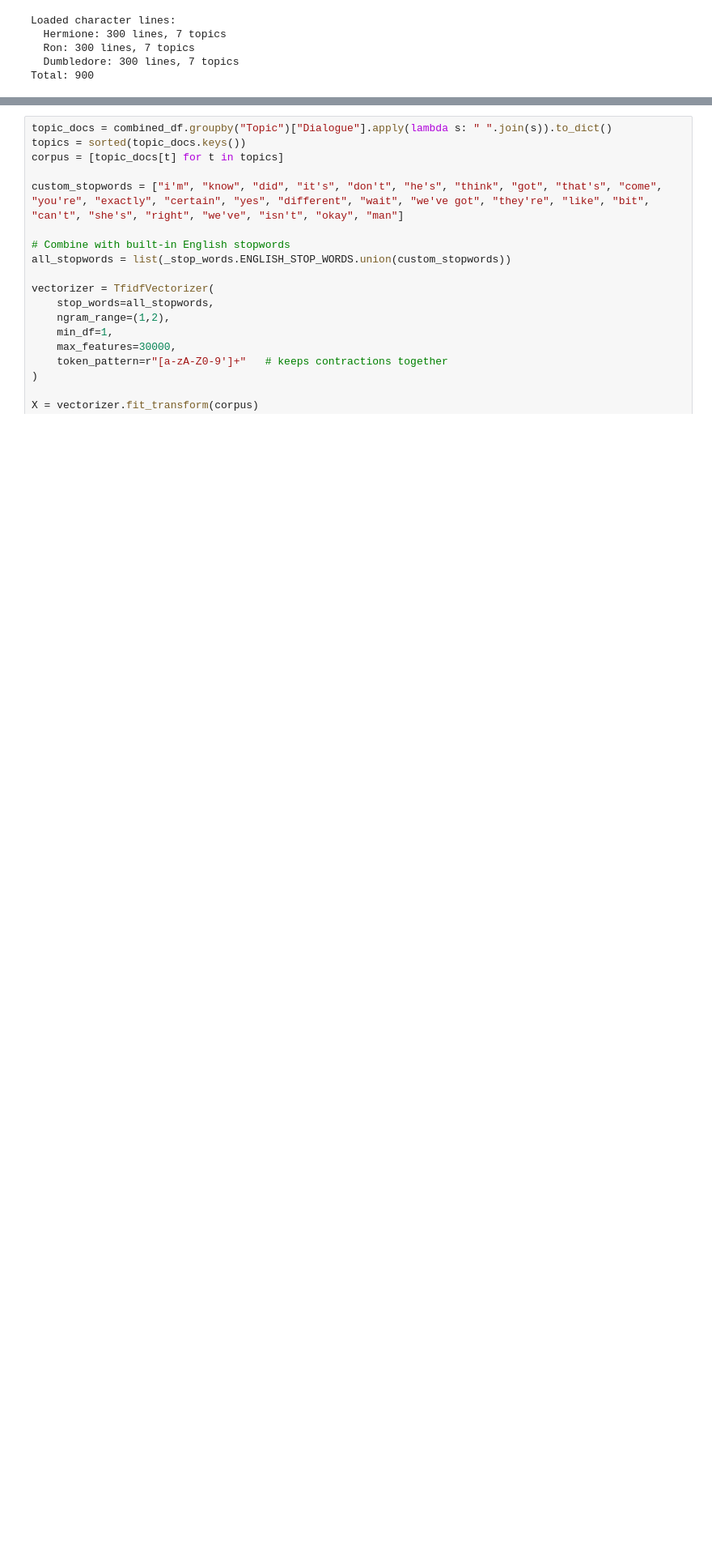
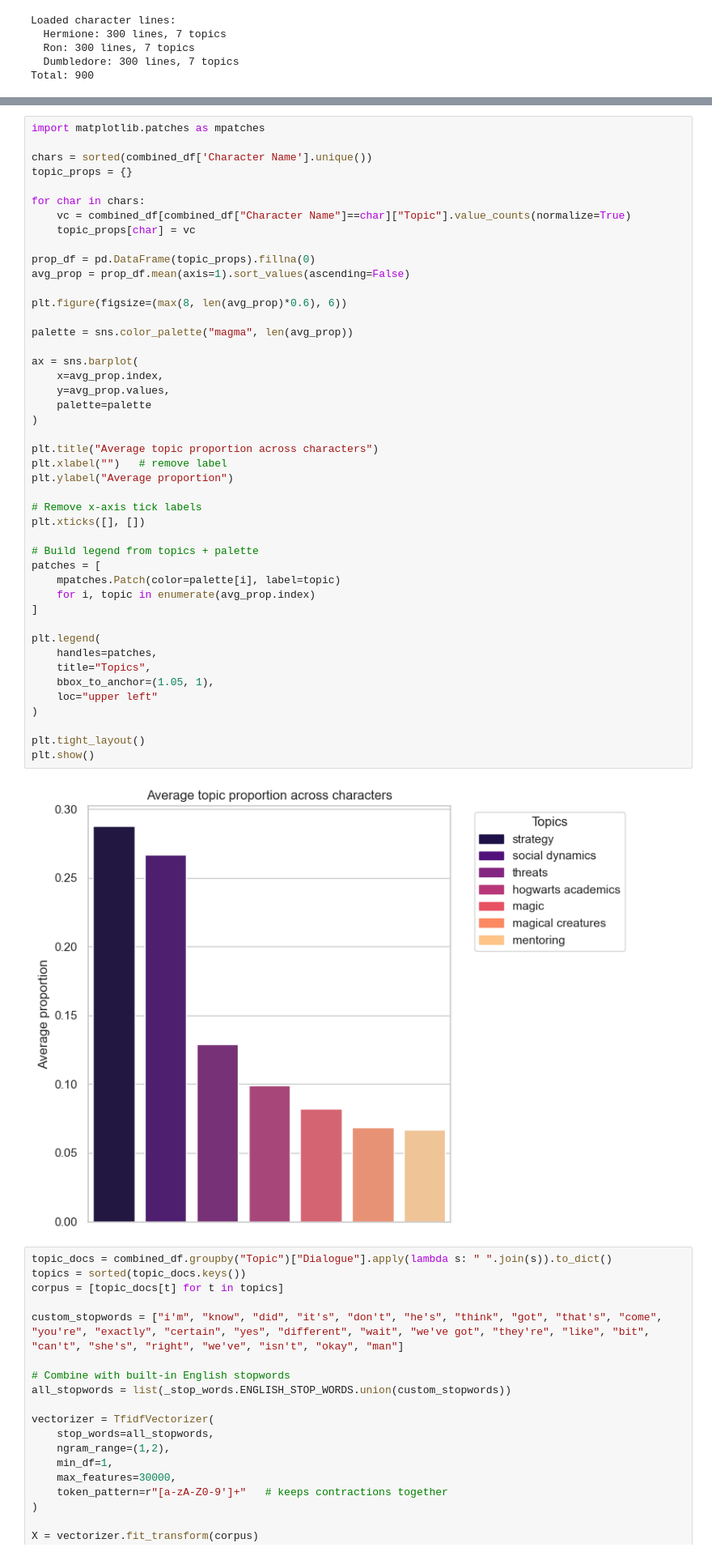
Before and after one commit to gabbrousset/CharacterComparison, a Jupyter notebook: topic_characterization.ipynb, the cells around one changed output, grey strips where cells are left out. Shown: that part at 81% size. Cells and saved outputs as stored; diff of their text form; blank space fills up the shorter version.

```diff
--- a/topic_characterization.ipynb
+++ b/topic_characterization.ipynb
@@ -124,3 +145,50 @@ plt.show()
+# %%
+import matplotlib.patches as mpatches
+
+chars = sorted(combined_df['Character Name'].unique())
+topic_props = {}
+
+for char in chars:
+    vc = combined_df[combined_df["Character Name"]==char]["Topic"].value_counts(normalize=True)
+    topic_props[char] = vc
+
+prop_df = pd.DataFrame(topic_props).fillna(0)
+avg_prop = prop_df.mean(axis=1).sort_values(ascending=False)
+
+plt.figure(figsize=(max(8, len(avg_prop)*0.6), 6))
+
+palette = sns.color_palette("magma", len(avg_prop))
+
+ax = sns.barplot(
+    x=avg_prop.index,
+    y=avg_prop.values,
+    palette=palette
+)
+
+plt.title("Average topic proportion across characters")
+plt.xlabel("")   # remove label
+plt.ylabel("Average proportion")
+
+# Remove x-axis tick labels
+plt.xticks([], [])
+
+# Build legend from topics + palette
+patches = [
+    mpatches.Patch(color=palette[i], label=topic)
+    for i, topic in enumerate(avg_prop.index)
+]
+
+plt.legend(
+    handles=patches,
+    title="Topics",
+    bbox_to_anchor=(1.05, 1),
+    loc="upper left"
+)
+
+plt.tight_layout()
+plt.show()
+# %% [output]
+[figure, added]
 # %%
 topic_docs = combined_df.groupby("Topic")["Dialogue"].apply(lambda s: " ".join(s)).to_dict()
 topics = sorted(topic_docs.keys())
```
Also changed, not shown: parts of 8 cells of this notebook.
